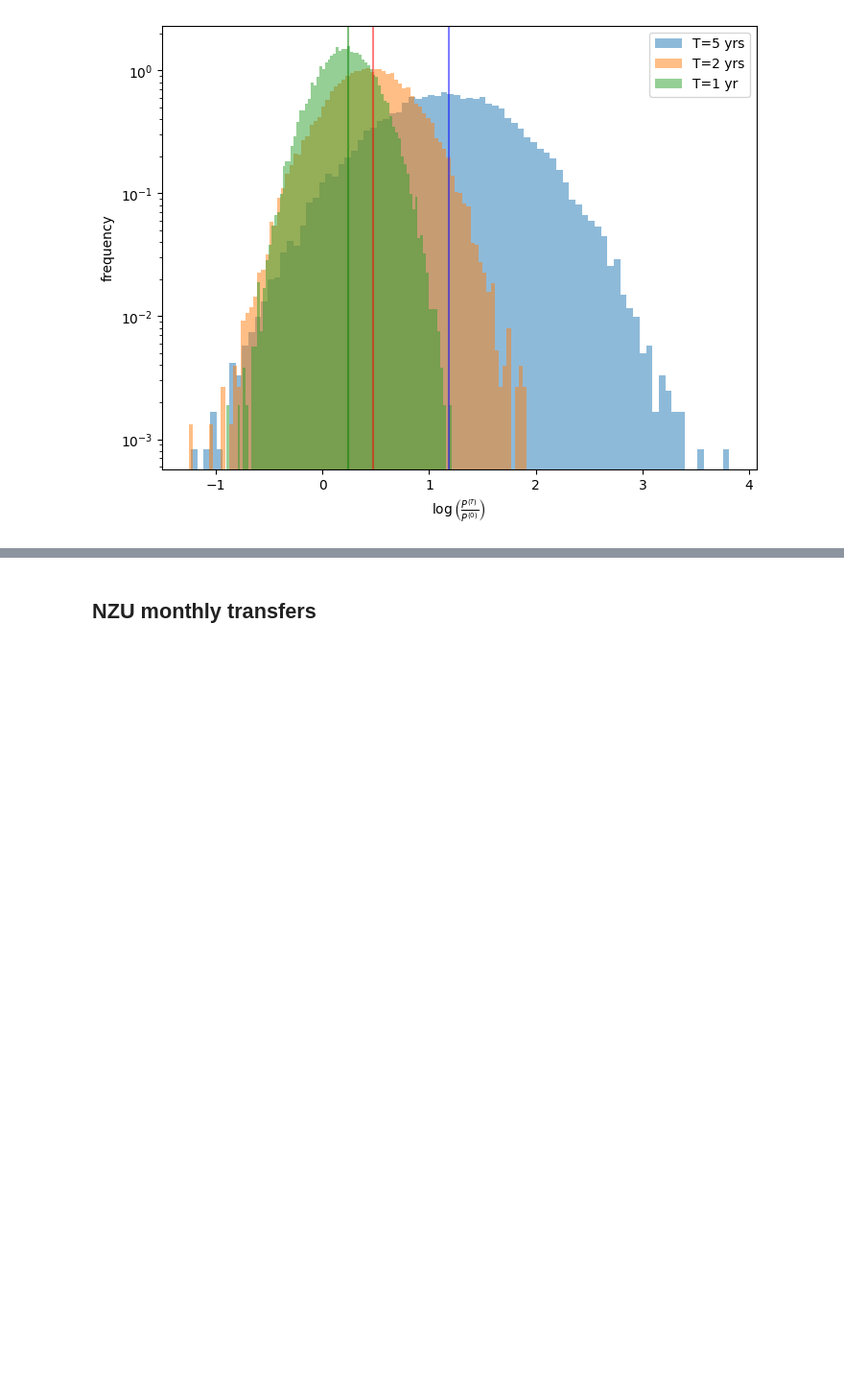
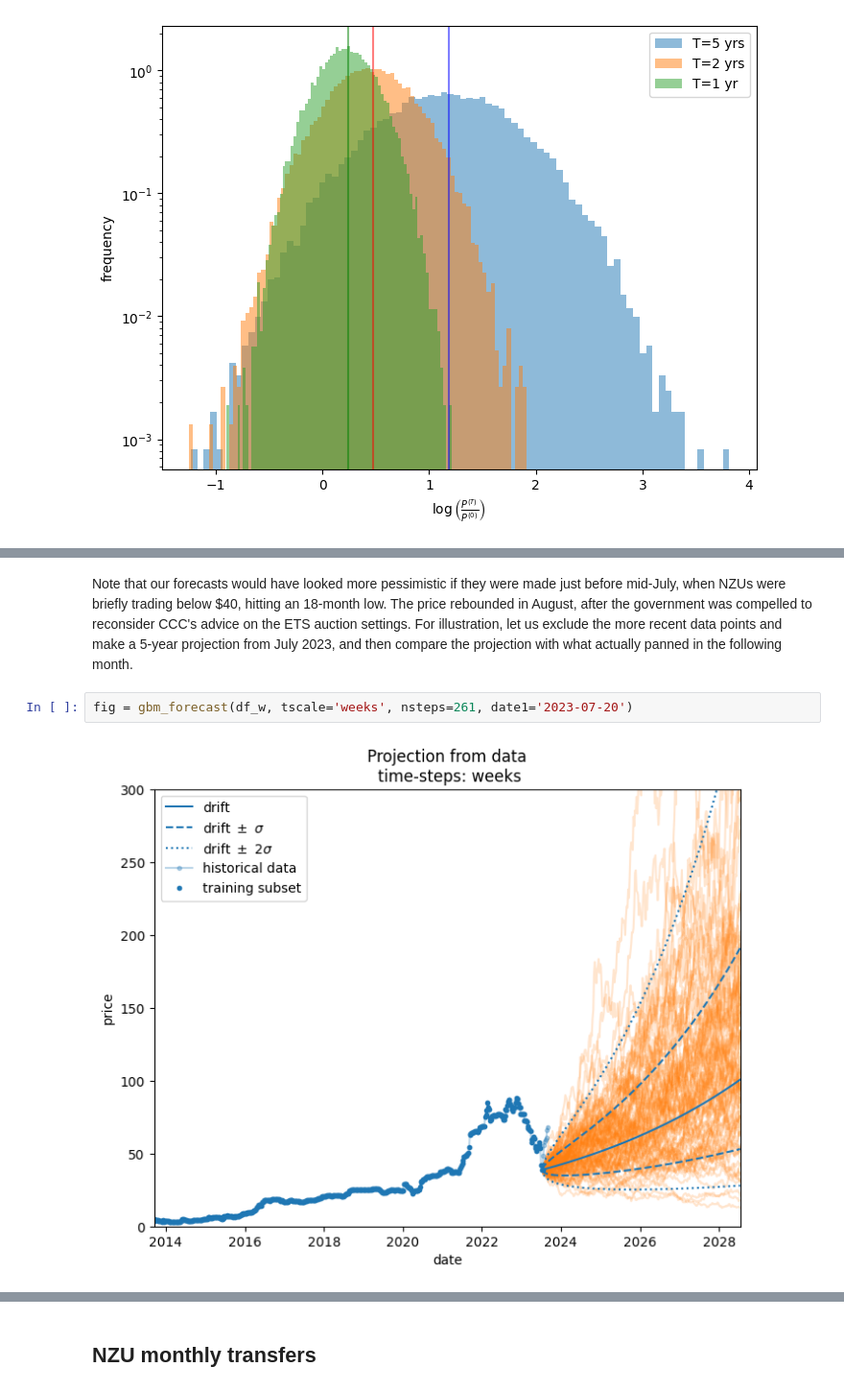
Before and after one commit to dmitrische/nzu-market, a Jupyter notebook: analysis.ipynb, the cells around one changed output, grey strips where cells are left out. Shown at 96% size. Cells and saved outputs as stored; diff of their text form; blank space fills up the shorter version.

Commit message:
implemented selection of date subrange for training the GBM forecasting model

```diff
--- a/analysis.ipynb
+++ b/analysis.ipynb
@@ -211,0 +205,6 @@ The datapoints in black clearly exceeded the expectations based on forecasts sta
+# %% [markdown]
+Note that our forecasts would have looked more pessimistic if they were made just before mid-July, when NZUs were briefly trading below $40, hitting an 18-month low. The price rebounded in August, after the government was compelled to reconsider CCC's advice on the ETS auction settings. For illustration, let us exclude the more recent data points and make a 5-year projection from July 2023, and then compare the projection with what actually panned in the following month.
+# %%
+fig = gbm_forecast(df_w, tscale='weeks', nsteps=261, date1='2023-07-20')
+# %% [output]
+[figure, added]
```
Also changed, not shown: parts of 50 cells of this notebook, 1 other file.
